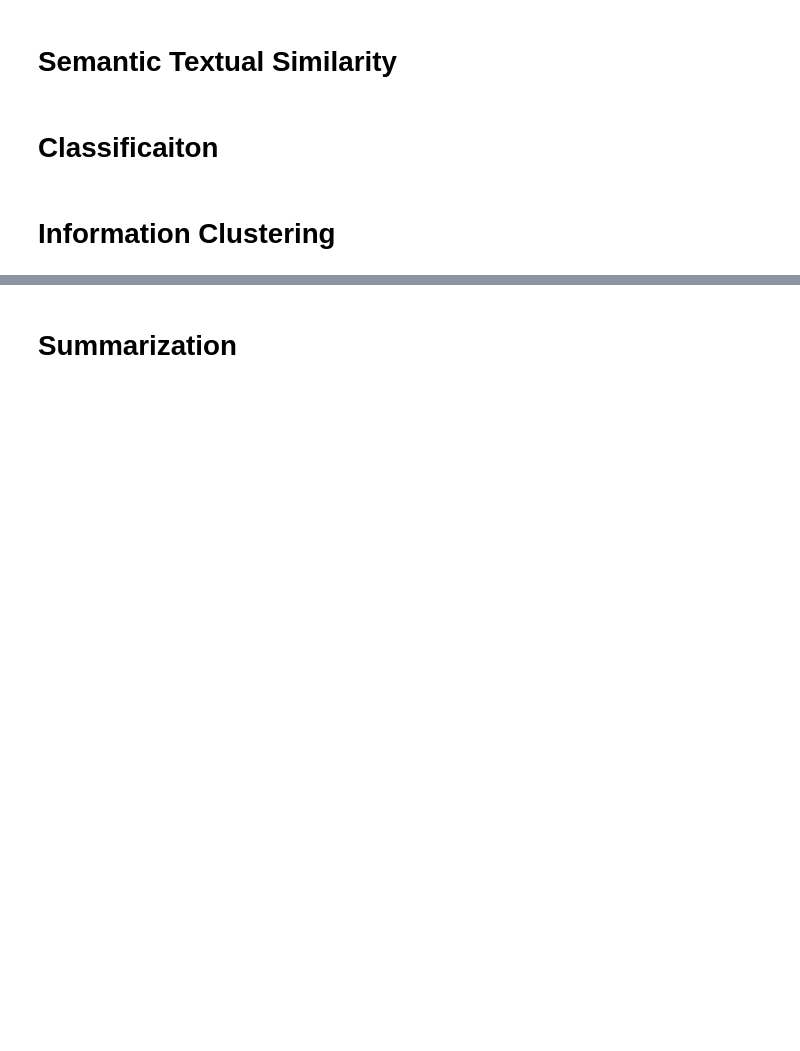
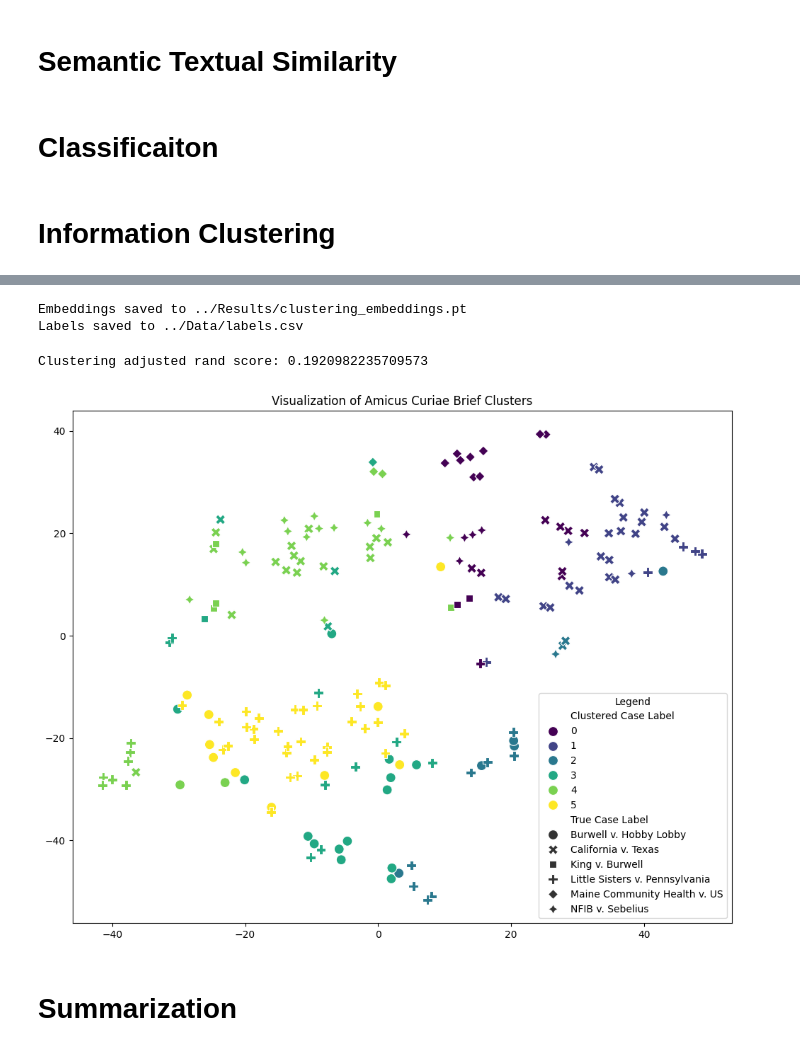
Before and after one commit to CollinCoil/llm-for-political-science, a Jupyter notebook: Code/LLM_demonstrations.ipynb, the cells around one changed output, grey strips where cells are left out. Saved outputs shown, nothing was run; the diff lists cells and outputs as text; code cells hidden in the pictures; blank space fills up the shorter version.

```diff
--- a/Code/LLM_demonstrations.ipynb
+++ b/Code/LLM_demonstrations.ipynb
@@ -156,18 +159,22 @@ plt.show()
+# %%
+# Define paths and call the embedding creation function
+DATA_DIRS = ["../Data/Amici"]
+METADATA_FILE = "../Data/metadata.csv"
+OUTPUT_EMBEDDINGS = "../Results/clustering_embeddings.pt"
+OUTPUT_LABELS = "../Data/labels.csv"
+# %%
+information_clustering.create_document_embeddings(DATA_DIRS, METADATA_FILE, OUTPUT_EMBEDDINGS, OUTPUT_LABELS)
+# %% [output]
+Embeddings saved to ../Results/clustering_embeddings.pt
+Labels saved to ../Data/labels.csv
 # %%
-
-# Define paths and call the embedding creation function
-DATA_DIRS = ["../Data/Amici"]
-METADATA_FILE = "../Data/metadata.csv"
-OUTPUT_EMBEDDINGS = "../Data/embeddings.pt"
-OUTPUT_LABELS = "../Data/labels.csv"
-
-
-information_clustering.create_document_embeddings(DATA_DIRS, METADATA_FILE, OUTPUT_EMBEDDINGS, OUTPUT_LABELS)
-
 # Define paths and call the clustering and visualization function
 N_CLUSTERS = 6
 OUTPUT_PLOT = "../Data/clustering_visualization.png"
 information_clustering.perform_clustering_and_visualize(OUTPUT_EMBEDDINGS, OUTPUT_LABELS, N_CLUSTERS, OUTPUT_PLOT)
+# %% [output]
+Clustering adjusted rand score: 0.1920982235709573
+[figure, added]
 # %% [markdown]
 # Summarization
 # %%
```
Also changed, not shown: parts of 1 cell of this notebook, 4 other files.
